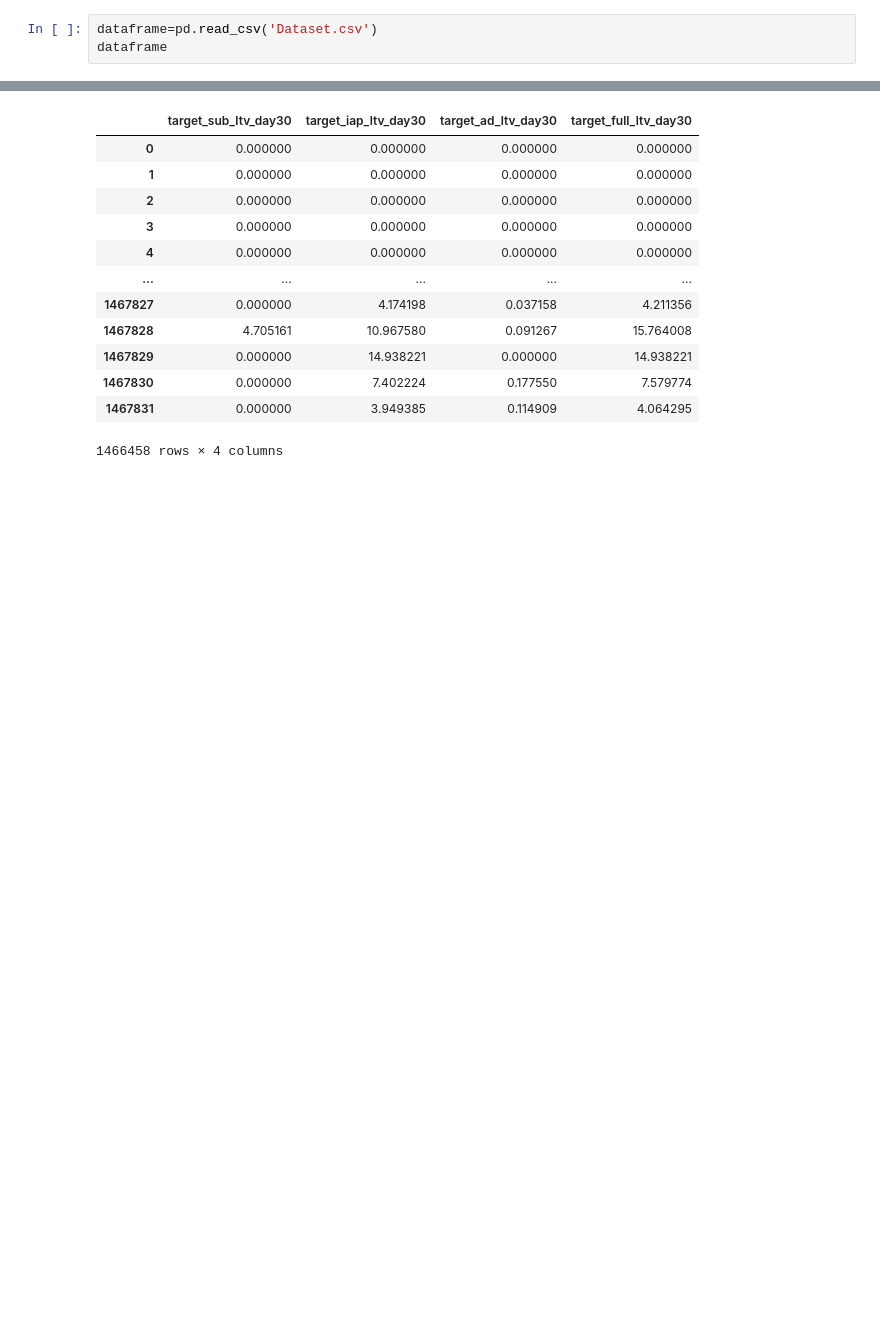
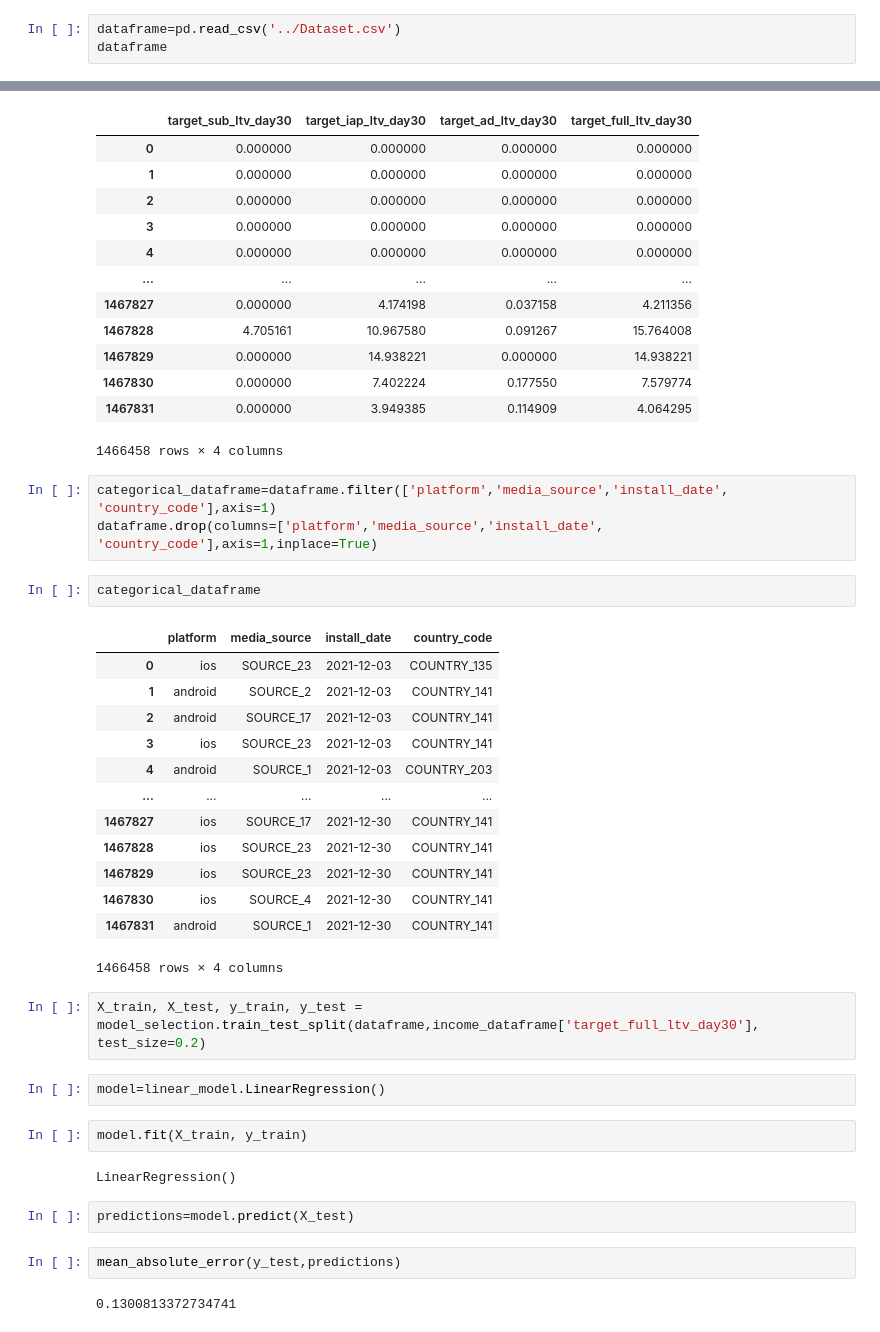
Before and after one commit to MyLifeForUkraine/IASA_DS-Champ, a Jupyter notebook: Training.ipynb, the cells around one changed output, grey strips where cells are left out. Saved outputs shown, nothing was run; the diff lists cells and outputs as text; blank space fills up the shorter version.

Commit message:
First models

```diff
--- a/Training.ipynb
+++ b/Training.ipynb
@@ -6,5 +7,5 @@ from sklearn.metrics import mean_absolute_percentage_error, mean_squared_error,
 # %%
-dataframe=pd.read_csv('Dataset.csv')
+dataframe=pd.read_csv('../Dataset.csv')
 dataframe
 # %% [output]
 |  | total_sessions_day0 | total_sessions_day1 | total_sessions_day3 | total_sessions_day7 | ... |
@@ -65,3 +64,36 @@ income_dataframe
 | 1467830 | 0.000000 | 7.402224 | 0.177550 | 7.579774 |
 | 1467831 | 0.000000 | 3.949385 | 0.114909 | 4.064295 |
 1466458 rows × 4 columns
+# %%
+categorical_dataframe=dataframe.filter(['platform','media_source','install_date', 'country_code'],axis=1)
+dataframe.drop(columns=['platform','media_source','install_date', 'country_code'],axis=1,inplace=True)
+# %%
+categorical_dataframe
+# %% [output]
+|  | platform | media_source | install_date | country_code |
+| 0 | ios | SOURCE_23 | 2021-12-03 | COUNTRY_135 |
+| 1 | android | SOURCE_2 | 2021-12-03 | COUNTRY_141 |
+| 2 | android | SOURCE_17 | 2021-12-03 | COUNTRY_141 |
+| 3 | ios | SOURCE_23 | 2021-12-03 | COUNTRY_141 |
+| 4 | android | SOURCE_1 | 2021-12-03 | COUNTRY_203 |
+| ... | ... | ... | ... | ... |
+| 1467827 | ios | SOURCE_17 | 2021-12-30 | COUNTRY_141 |
+| 1467828 | ios | SOURCE_23 | 2021-12-30 | COUNTRY_141 |
+| 1467829 | ios | SOURCE_23 | 2021-12-30 | COUNTRY_141 |
+| 1467830 | ios | SOURCE_4 | 2021-12-30 | COUNTRY_141 |
+| 1467831 | android | SOURCE_1 | 2021-12-30 | COUNTRY_141 |
+1466458 rows × 4 columns
+# %%
+X_train, X_test, y_train, y_test = model_selection.train_test_split(dataframe,income_dataframe['target_full_ltv_day30'], test_size=0.2)
+# %%
+model=linear_model.LinearRegression()
+# %%
+model.fit(X_train, y_train)
+# %% [output]
+LinearRegression()
+# %%
+predictions=model.predict(X_test)
+# %%
+mean_absolute_error(y_test,predictions)
+# %% [output]
+0.1300813372734741
```
Also changed, not shown: parts of 10 cells of this notebook.
